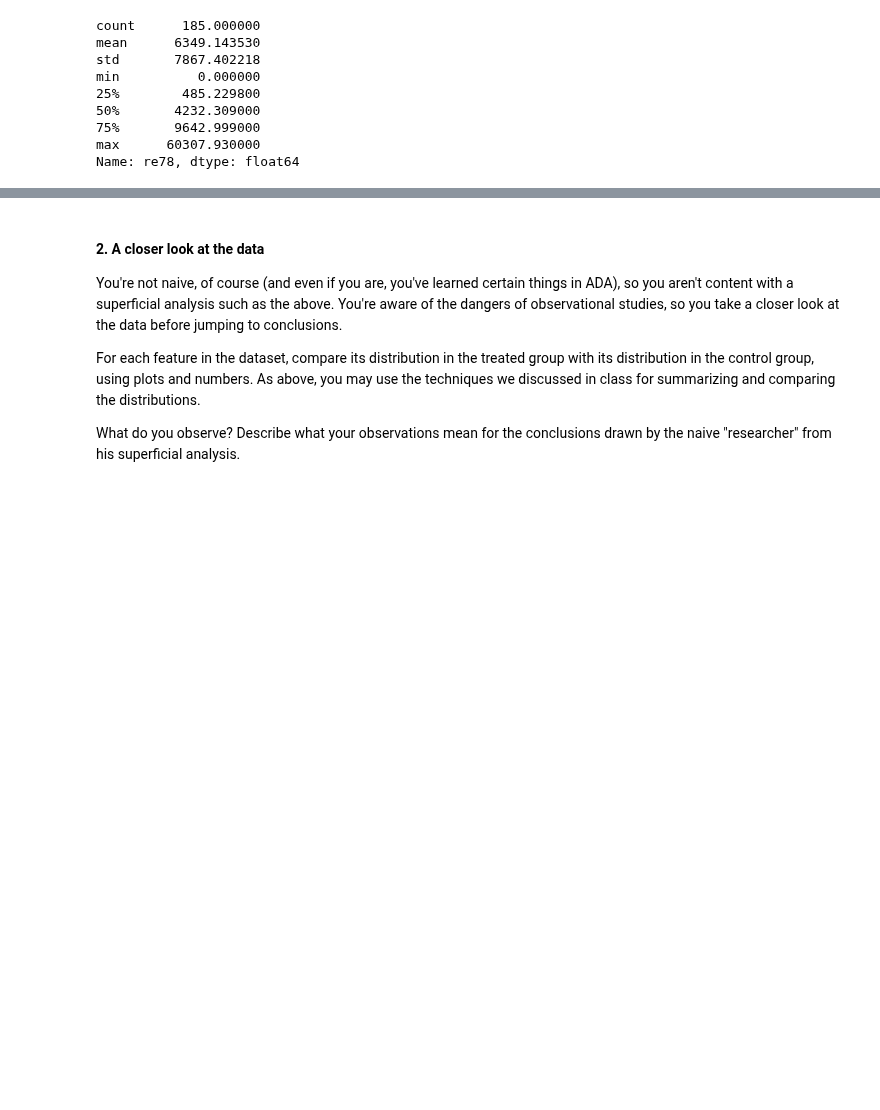
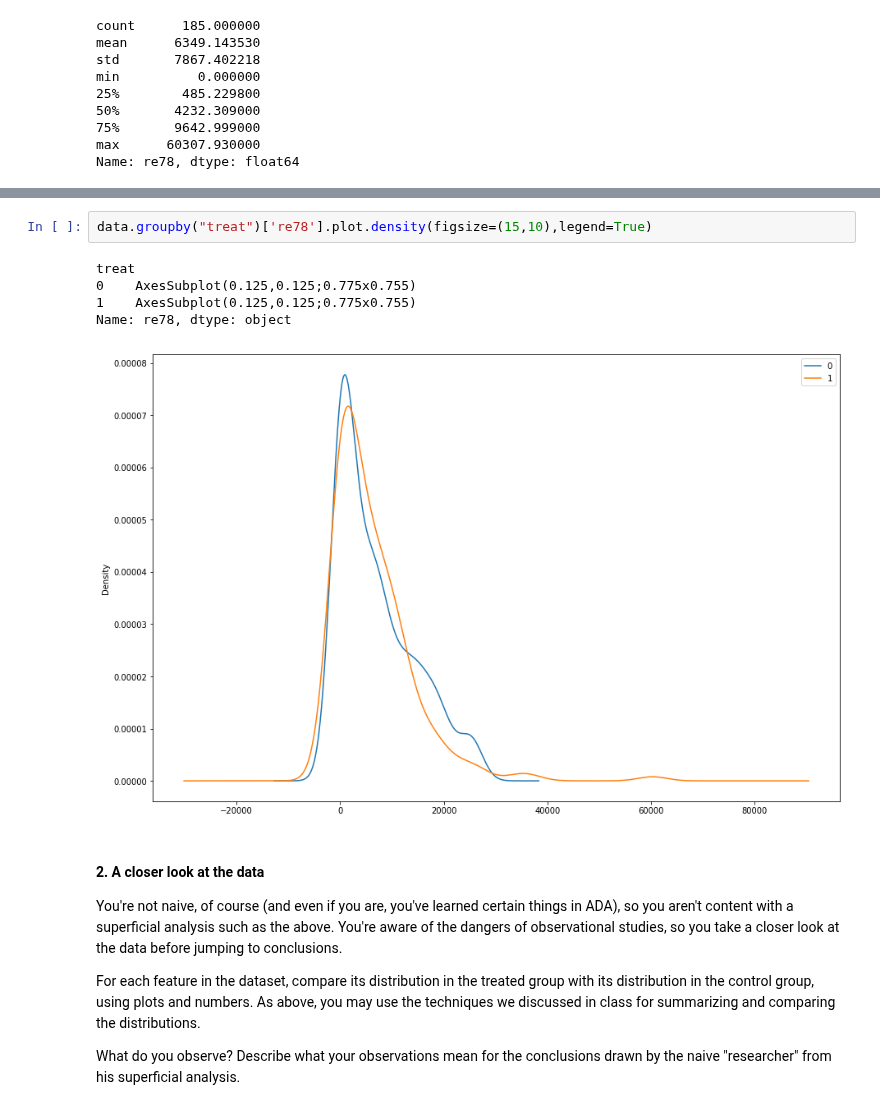
Before and after one commit to Piloumpicou/ADA-Unexpected-Match, a Jupyter notebook: 04 - Applied ML/Homework 4.ipynb, the cells around one changed output, grey strips where cells are left out. Cells and saved outputs as stored; diff of their text form; blank space fills up the shorter version.

```diff
--- a/04 - Applied ML/Homework 4.ipynb
+++ b/04 - Applied ML/Homework 4.ipynb
@@ -100,3 +134,11 @@ The mean outcome is higher for the not treated group ?
+# %%
+data.groupby("treat")['re78'].plot.density(figsize=(15,10),legend=True)
+# %% [output]
+treat
+0    AxesSubplot(0.125,0.125;0.775x0.755)
+1    AxesSubplot(0.125,0.125;0.775x0.755)
+Name: re78, dtype: object
+[figure, added]
 # %% [markdown]
 #### 2. A closer look at the data
 
```
Also changed, not shown: parts of 46 cells of this notebook.
